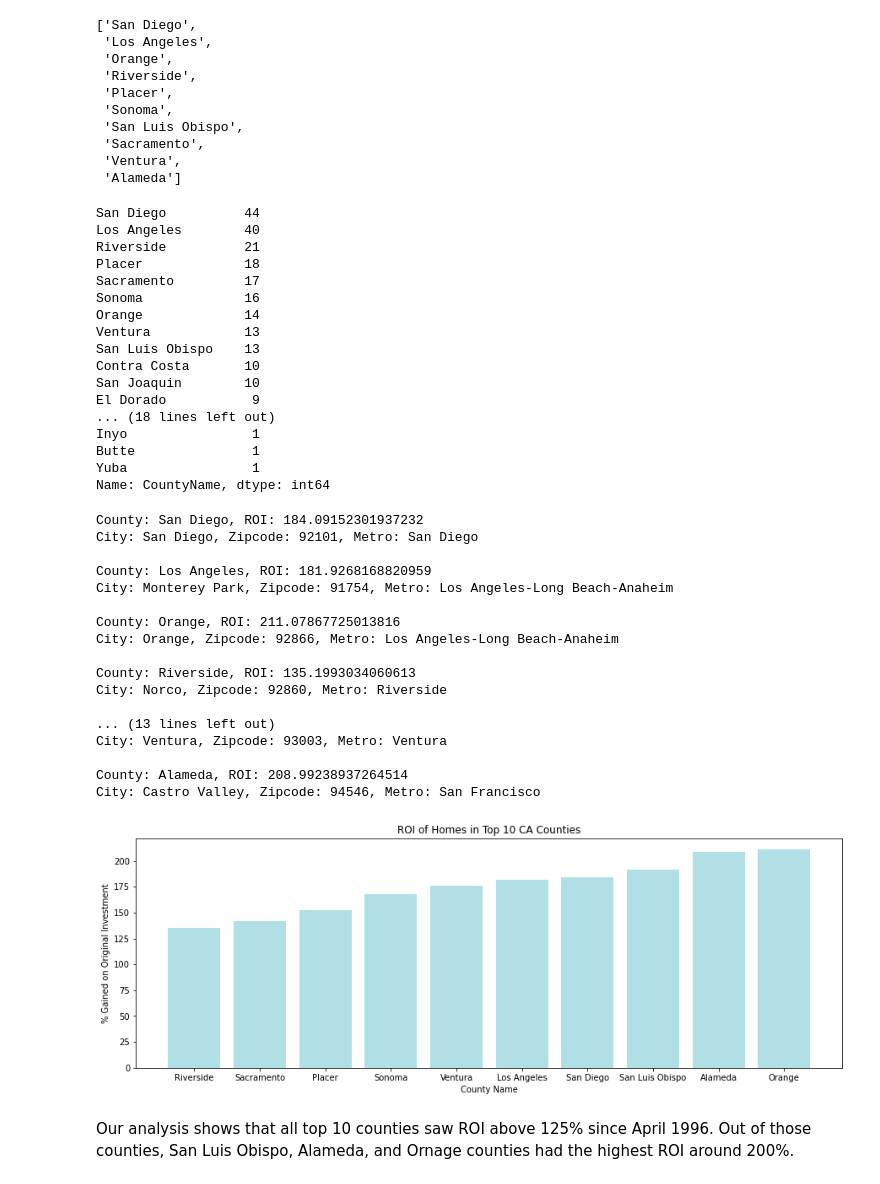
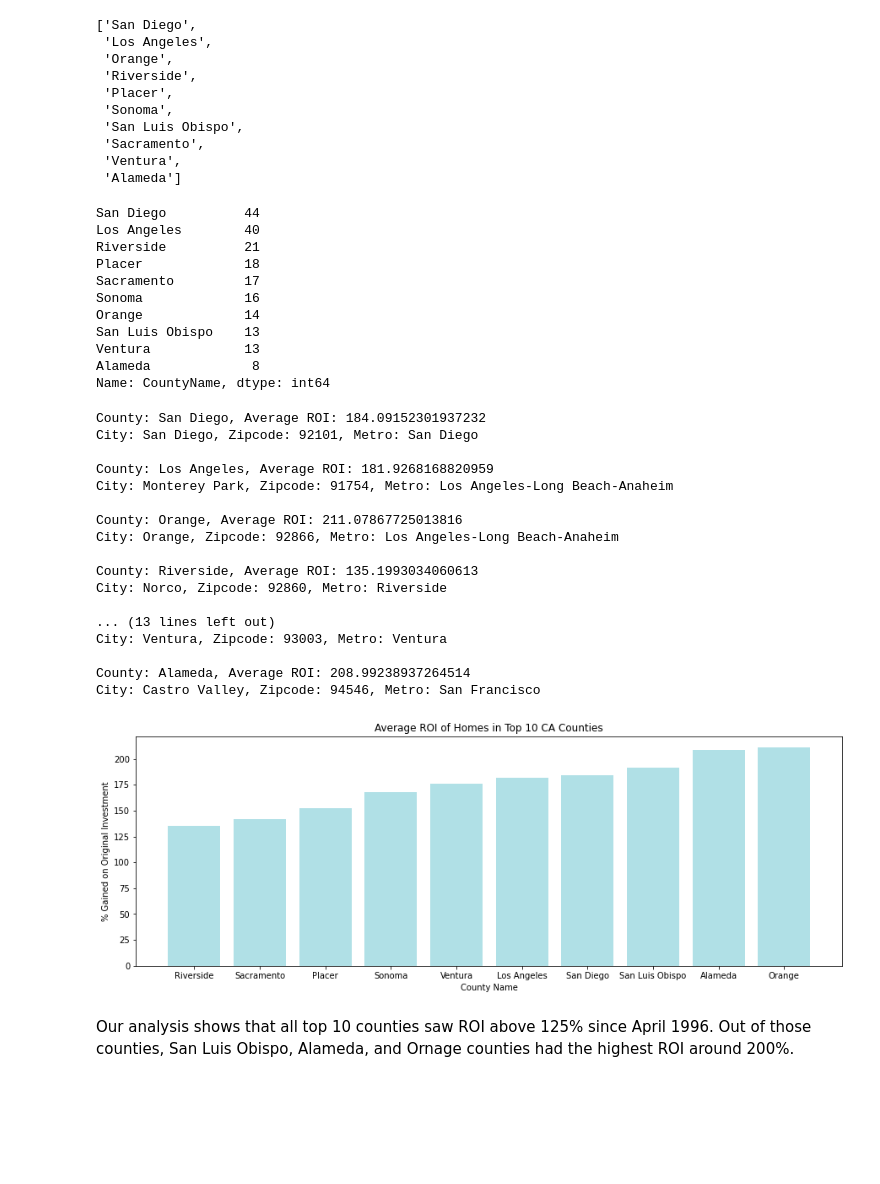
Before and after one commit to jennifernha/Zillow-Time-Series, a Jupyter notebook: Zillow-Times-Series.ipynb, the cells around one changed output. Drawn from its saved outputs; the diff is of its cells as text; code cells hidden in the pictures; blank space fills up the shorter version.

Commit message:
update title for ca top 10 county graph

```diff
--- a/Zillow-Times-Series.ipynb
+++ b/Zillow-Times-Series.ipynb
@@ -342,6 +342,8 @@ top10_county
  'Sacramento',
  'Ventura',
  'Alameda']
+# %%
+df_top10 = df_top10.loc[df_top10['CountyName'].isin(top10_county)]
 # %%
 #Check how many zip code are in each county
 df_top10['CountyName'].value_counts()
@@ -353,15 +355,9 @@ Placer             18
 Sacramento         17
 Sonoma             16
 Orange             14
+San Luis Obispo    13
 Ventura            13
-San Luis Obispo    13
-Contra Costa       10
-San Joaquin        10
-El Dorado           9
-... (18 lines left out)
-Inyo                1
-Butte               1
-Yuba                1
+Alameda             8
 Name: CountyName, dtype: int64
 # %%
 #Get city and state names for each zip code
@@ -378,38 +374,38 @@ for i in top10_county:
     ziplist.append(str(ZipCode))
 
     roi_top10[i] = ROI
-    print(f'County: {i}, ROI: {ROI} \nCity: {City}, Zipcode: {ZipCode}, Metro: {Metro}\n')
+    print(f'County: {i}, Average ROI: {ROI} \nCity: {City}, Zipcode: {ZipCode}, Metro: {Metro}\n')
 # %% [output]
-County: San Diego, ROI: 184.09152301937232
+County: San Diego, Average ROI: 184.09152301937232
 City: San Diego, Zipcode: 92101, Metro: San Diego
 
-County: Los Angeles, ROI: 181.9268168820959
+County: Los Angeles, Average ROI: 181.9268168820959
 City: Monterey Park, Zipcode: 91754, Metro: Los Angeles-Long Beach-Anaheim
 
-County: Orange, ROI: 211.07867725013816
+County: Orange, Average ROI: 211.07867725013816
 City: Orange, Zipcode: 92866, Metro: Los Angeles-Long Beach-Anaheim
 
-County: Riverside, ROI: 135.1993034060613
+County: Riverside, Average ROI: 135.1993034060613
 City: Norco, Zipcode: 92860, Metro: Riverside
 
 ... (13 lines left out)
 City: Ventura, Zipcode: 93003, Metro: Ventura
 
-County: Alameda, ROI: 208.99238937264514
+County: Alameda, Average ROI: 208.99238937264514
 City: Castro Valley, Zipcode: 94546, Metro: San Francisco
 # %%
 x = dict(sorted(roi_top10.items(), key=lambda item: item[1])).keys()
 y = dict(sorted(roi_top10.items(), key=lambda item: item[1])).values()
 
 
 plt.figure(figsize=(15,5))
 plt.bar(x, y, color='powderblue')
-plt.title('ROI of Homes in Top 10 CA Counties')
+plt.title('Average ROI of Homes in Top 10 CA Counties')
 plt.xlabel('County Name')
 plt.ylabel('% Gained on Original Investment')
 plt.show()
 # %% [output]
-[figure, old version]
+[figure, new version]
 # %% [markdown]
 Our analysis shows that all top 10 counties saw ROI above 125% since April 1996. Out of those counties, San Luis Obispo, Alameda, and Ornage counties had the highest ROI around 200%.
 # %% [markdown]
```
Also changed, not shown: parts of 2 cells of this notebook, 2 other files.
